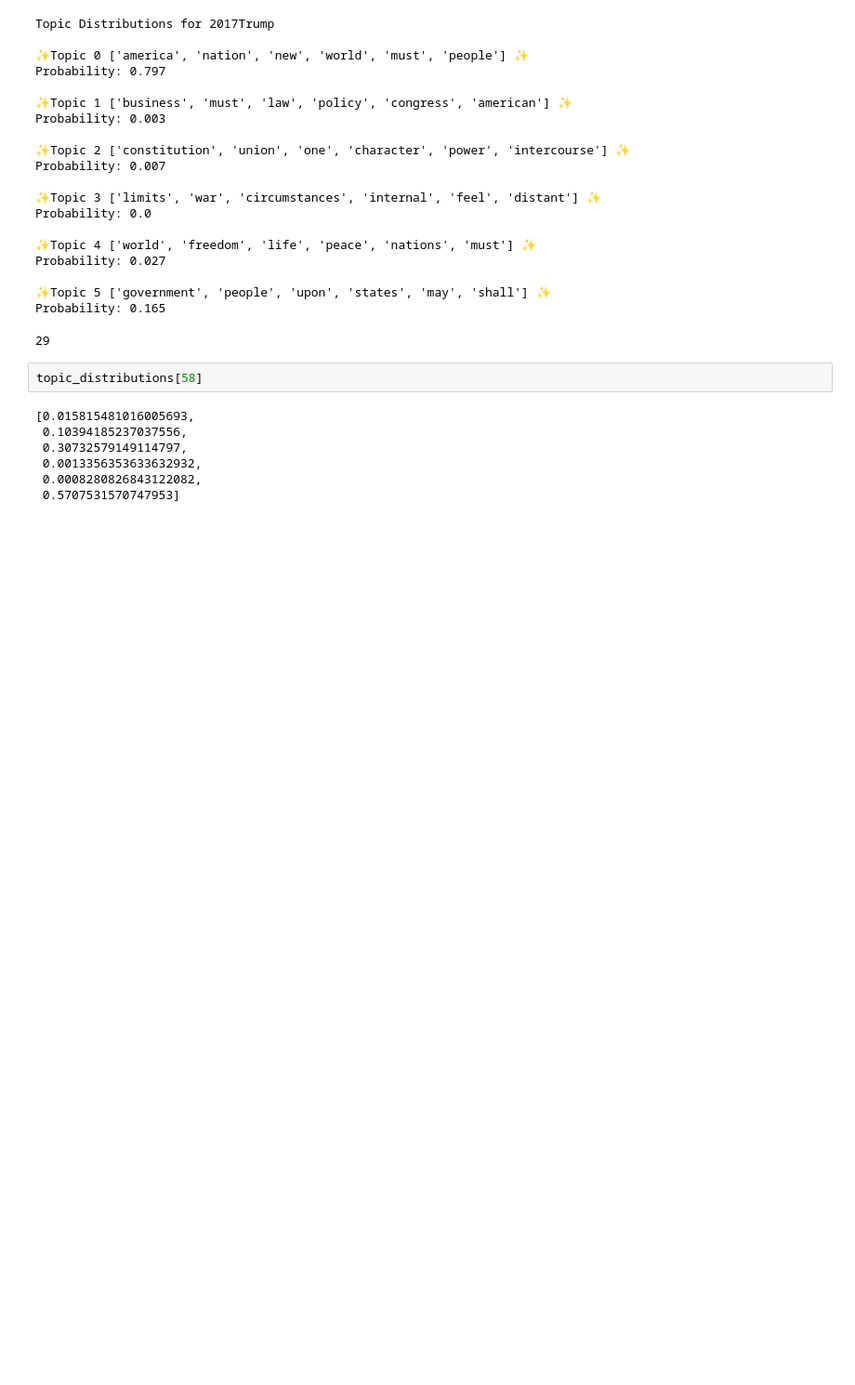
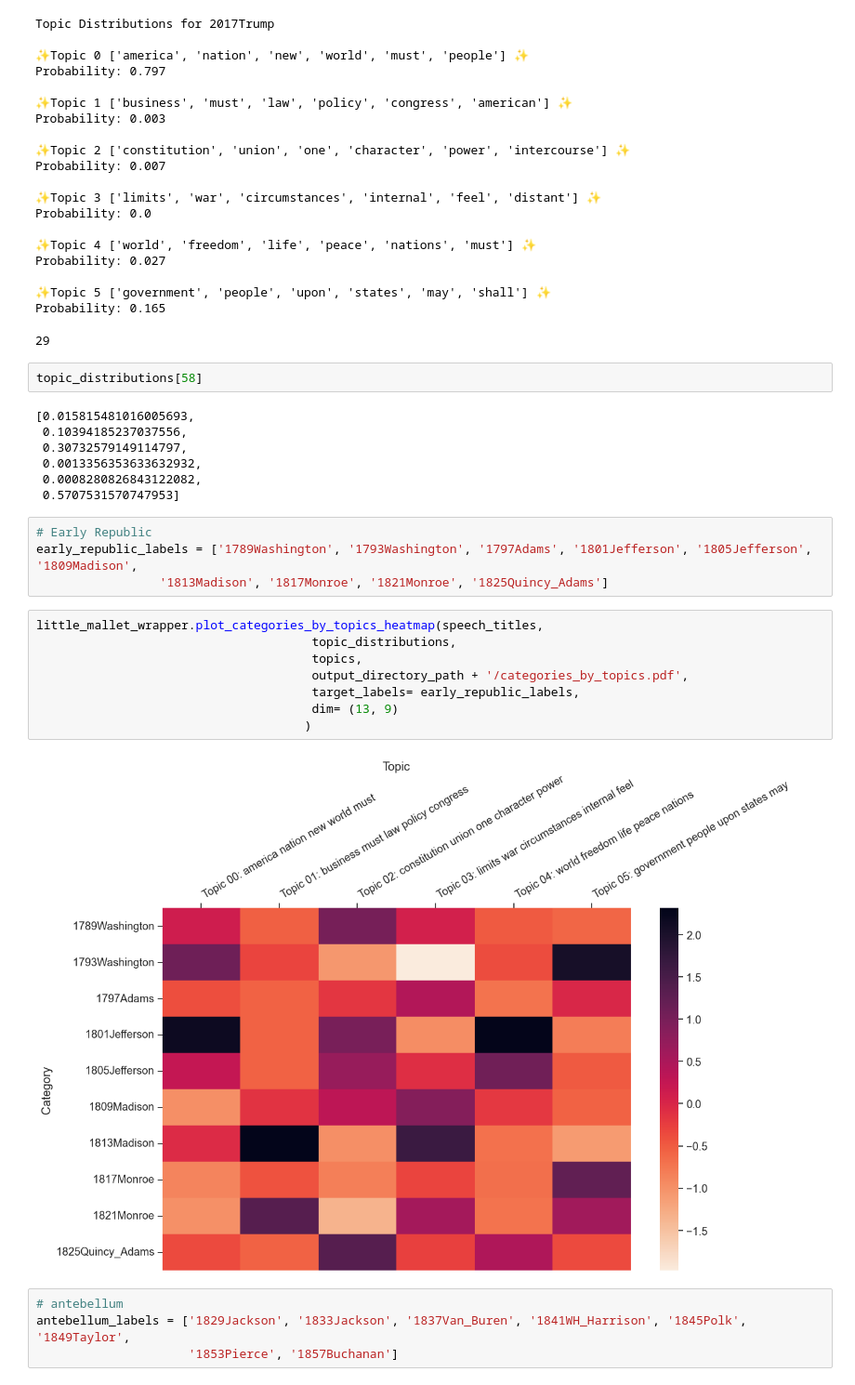
Before and after one commit to owenmonroe/LLOC_TopicModelling_Summer2023, a Jupyter notebook: topicmodelingMALLET.ipynb, the cells around one changed output. Shown at 93% size. Saved outputs shown, nothing was run; the diff lists cells and outputs as text; blank space fills up the shorter version.

```diff
--- a/topicmodelingMALLET.ipynb
+++ b/topicmodelingMALLET.ipynb
@@ -199,3 +199,21 @@ topic_distributions[58]
  0.0013356353633632932,
  0.0008280826843122082,
  0.5707531570747953]
+# %%
+# Early Republic
+early_republic_labels = ['1789Washington', '1793Washington', '1797Adams', '1801Jefferson', '1805Jefferson', '1809Madison',
+                 '1813Madison', '1817Monroe', '1821Monroe', '1825Quincy_Adams']
+# %%
+little_mallet_wrapper.plot_categories_by_topics_heatmap(speech_titles,
+                                      topic_distributions,
+                                      topics,
+                                      output_directory_path + '/categories_by_topics.pdf',
+                                      target_labels= early_republic_labels,
+                                      dim= (13, 9)
+                                     )
+# %% [output]
+[figure, added]
+# %%
+# antebellum
+antebellum_labels = ['1829Jackson', '1833Jackson', '1837Van_Buren', '1841WH_Harrison', '1845Polk', '1849Taylor',
+                     '1853Pierce', '1857Buchanan']
```
Also changed, not shown: parts of 13 cells of this notebook, 2 other files.
